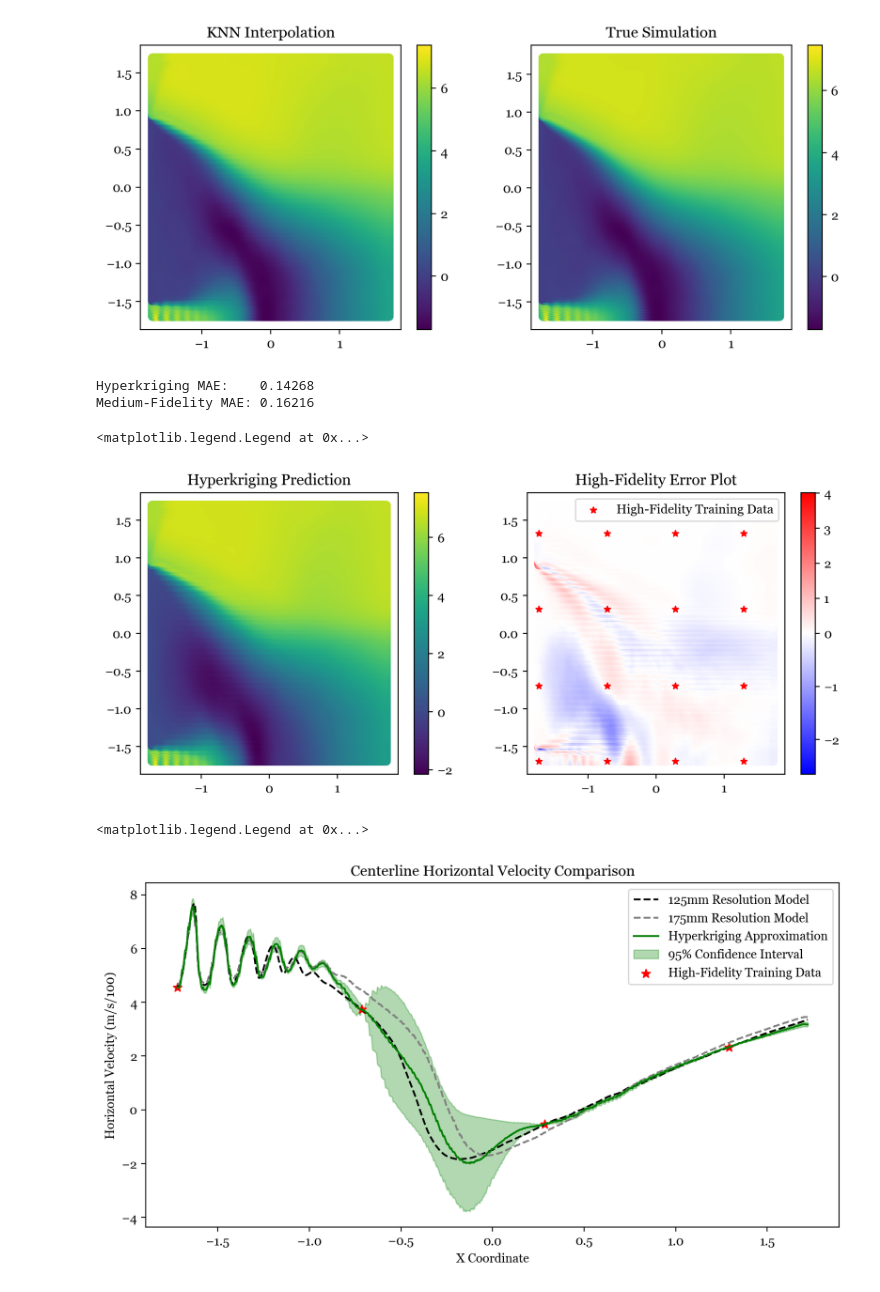
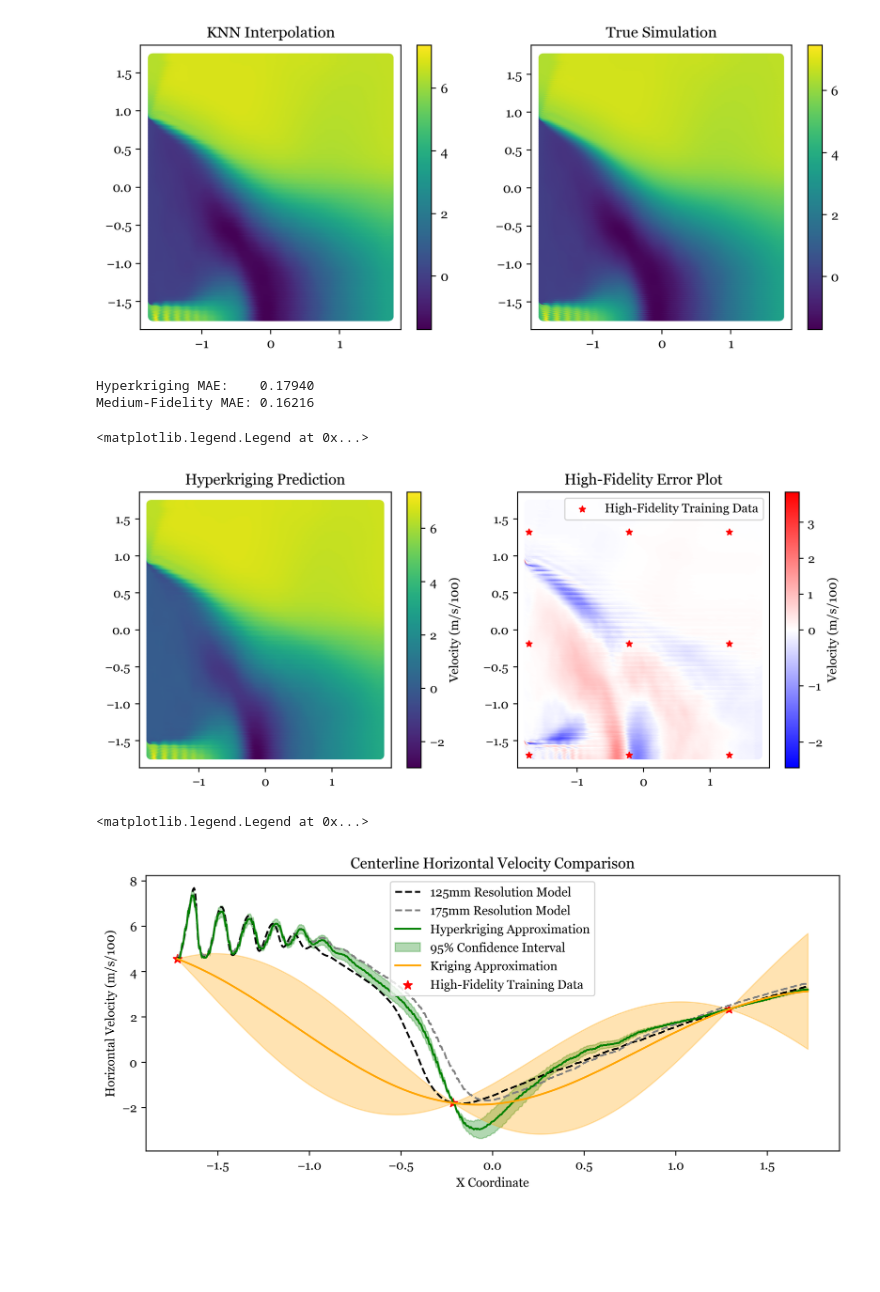
Before and after one commit to atticusdrex/AFRL2025, a Jupyter notebook: VelocityNotebook.ipynb, the cells around one changed output. Drawn from its saved outputs; the diff is of its cells as text; code cells hidden in the pictures; blank space fills up the shorter version.

Commit message:
Adding Velocity Field Analysis

```diff
--- a/VelocityNotebook.ipynb
+++ b/VelocityNotebook.ipynb
@@ -80,7 +80,7 @@ for i in range(4):
 target_qoi = 'U'
 
 # Picking out high-fidelity training data
-partitions = 4
+partitions = 5
 x_vals = np.linspace(0.00, 0.07, partitions)
 y_vals = np.linspace(0.00, 0.02, partitions)
 
@@ -203,7 +203,7 @@ hk_mean = hk_model.mean(test_features)
 print("Hyperkriging MAE:    %.5f" % MAE(Ytest, hk_mean))
 print("Medium-Fidelity MAE: %.5f" % MAE(Ytest, test_pred))
 # %% [output]
-Hyperkriging MAE:    0.14268
+Hyperkriging MAE:    0.17940
 Medium-Fidelity MAE: 0.16216
 # %%
 # Making predictions on test features
@@ -213,19 +213,19 @@ plt.subplot(1,2,1)
 plt.title("Hyperkriging Prediction")
 
 plt.scatter(Xtest[:,0], Xtest[:,1], c = hk_mean, cmap = 'viridis')
-plt.colorbar()
+plt.colorbar(label = "Velocity (m/s/100)")
 
 plt.subplot(1,2,2)
 from matplotlib.colors import TwoSlopeNorm
 diff = hk_mean - Ytest
 norm = TwoSlopeNorm(vmin=diff.min(), vcenter=0, vmax=diff.max())
 plt.scatter(Xtest[:,0], Xtest[:,1], c = hk_mean - Ytest, cmap = 'bwr', norm = norm)
-plt.colorbar()
+plt.colorbar(label = "Velocity (m/s/100)")
 plt.title("High-Fidelity Error Plot")
 plt.scatter(Xtrain[:,0], Xtrain[:,1], c = 'red', s = 25, marker = '*', label = "High-Fidelity Training Data")
 plt.legend()
 # %% [output]
 <matplotlib.legend.Legend at 0x...>
-[figure, old version]
+[figure, new version]
 # %%
 kr_model = SimpleGP(Xtrain, Ytrain, rbf, 3, noise_var = 1e-6, jitter = 1e-6)
@@ -240,19 +238,24 @@ kr_conf = 2 * np.sqrt(np.diag(kr_cov))
 # %%
 Xjet, Yjet, Fjet = Xtest[Xtest[:,1] == Xtest[:,1].min(),:], Ytest[Xtest[:,1] == Xtest[:,1].min()], test_features[Xtest[:,1] == Xtest[:,1].min(), :]
 
 hk_jet, cov_jet = hk_model.predict(Fjet)
 conf = 2*np.sqrt(np.diag(cov_jet))
 
-plt.figure(figsize=(10,5), dpi = 200)
+kr_mean, kr_cov = kr_model.predict(Xjet)
+kr_conf = 2 * np.sqrt(np.diag(kr_cov))
+
+plt.figure(figsize=(10,4), dpi = 300)
 plt.plot(Xjet[:,0], Yjet, label = "125mm Resolution Model", color = 'black', linestyle = 'dashed')
 plt.plot(Xjet[:,0], test_features[Xtest[:,1] == Xtest[:,1].min(),5], label = "175mm Resolution Model", color = 'gray', linestyle = 'dashed')
 plt.plot(Xjet[:,0], hk_jet, label = "Hyperkriging Approximation", color = 'green')
 plt.fill_between(Xjet[:,0], hk_jet - conf, hk_jet + conf, color = 'green', alpha = 0.3, label = "95% Confidence Interval")
+plt.plot(Xjet[:,0], kr_mean, label = "Kriging Approximation", color = 'orange')
+plt.fill_between(Xjet[:,0], kr_mean - kr_conf, kr_mean + kr_conf, color = 'orange', alpha = 0.3)
 plt.scatter(Xtrain[Xtrain[:,1] == Xtrain[:,1].min(), 0], Ytrain[Xtrain[:,1] == Xtrain[:,1].min()], marker = '*', color = 'red', label = 'High-Fidelity Training Data', s = 50.0)
 plt.xlabel("X Coordinate")
 plt.ylabel("Horizontal Velocity (m/s/100)")
 plt.title("Centerline Horizontal Velocity Comparison")
 plt.legend()
 # %% [output]
 <matplotlib.legend.Legend at 0x...>
-[figure, old version]
+[figure, new version]
```
Also changed, not shown: parts of 4 cells of this notebook.
